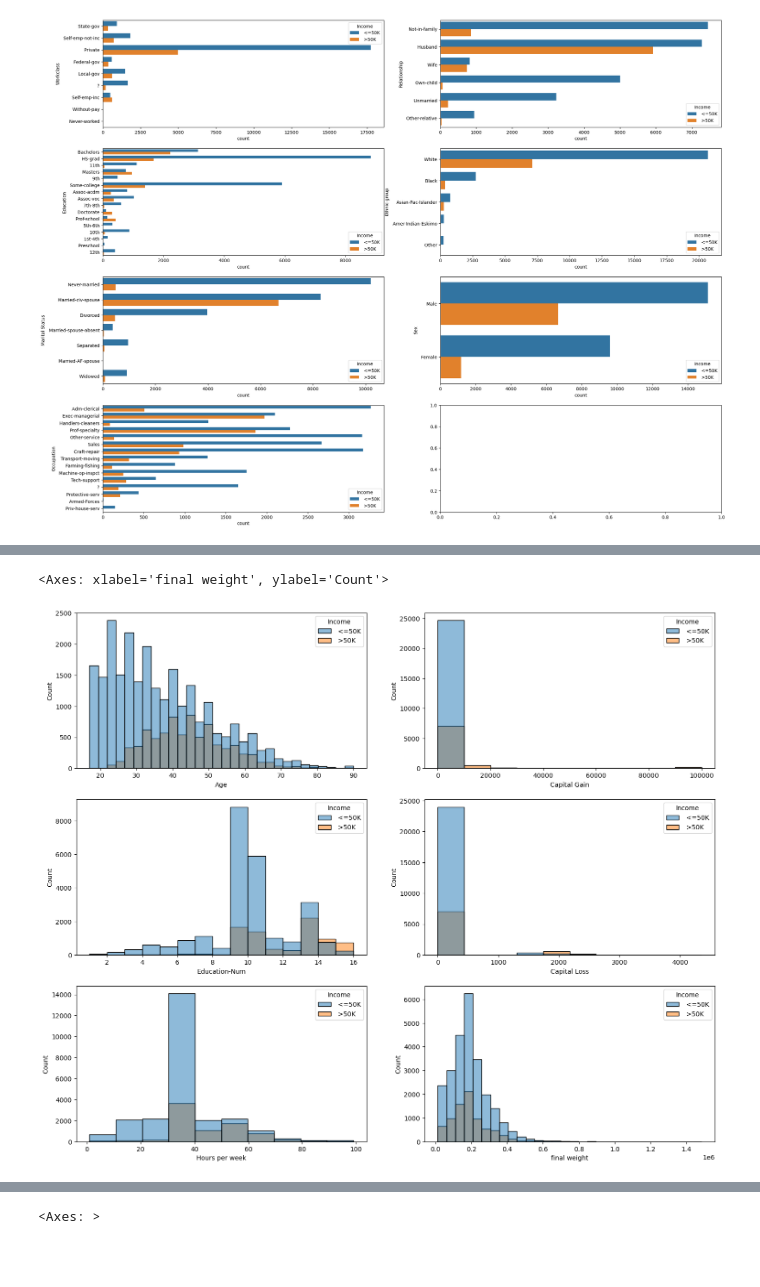
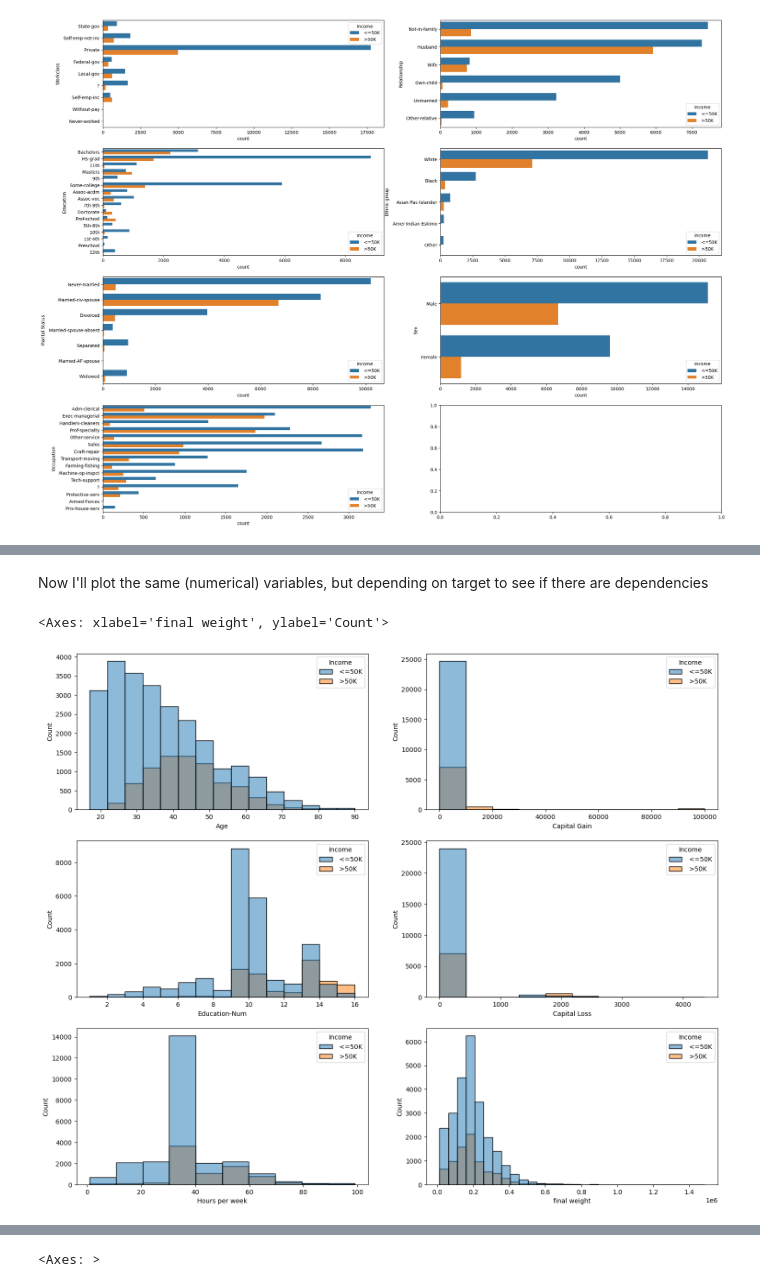
Before and after one commit to nadiia-duiunova/Adults_pet_project, a Jupyter notebook: Adult.ipynb, the cells around one changed output, grey strips where cells are left out. Cells and saved outputs as stored; diff of their text form; code cells hidden in the pictures; blank space fills up the shorter version.

Commit message:
Add analisys of outliers, update of visualizations

```diff
--- a/Adult.ipynb
+++ b/Adult.ipynb
@@ -121,14 +262,14 @@ sns.countplot(ax = axes[2,1], data=df, y="Sex", hue="Income")
+# %% [markdown]
+Now I'll plot the same (numerical) variables, but depending on target to see if there are dependencies
 # %%
-# Now we can plot numerical variables depending on target variable to see if there are dependencies
-
 fig, axes = plt.subplots(3, 2,figsize=(18, 15))
 
-sns.histplot(ax = axes[0,0], data = df, x = 'Age', hue = 'Income', bins = 30)
+sns.histplot(ax = axes[0,0], data = df, x = 'Age', hue = 'Income', bins = 15)
 sns.histplot(ax = axes[1,0], data = df, x = 'Education-Num', hue = 'Income', bins = 15)
 sns.histplot(ax = axes[2,0], data = df, x = 'Hours per week', hue = 'Income', bins = 10)
 sns.histplot(ax = axes[0,1], data = df, x = 'Capital Gain', hue = 'Income', bins = 10)
 sns.histplot(ax = axes[1,1], data = df, x = 'Capital Loss', hue = 'Income', bins = 10)
 sns.histplot(ax = axes[2,1], data = df, x = 'final weight', hue = 'Income', bins = 30)
 # %% [output]
 <Axes: xlabel='final weight', ylabel='Count'>
-[figure, old version]
+[figure, new version]
```
Also changed, not shown: parts of 30 cells of this notebook.
